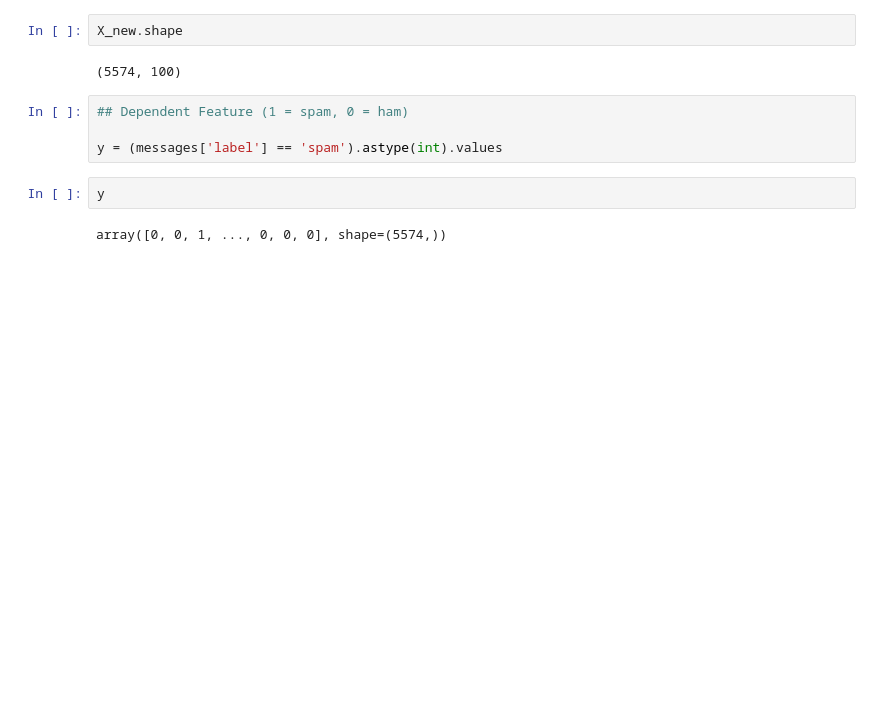
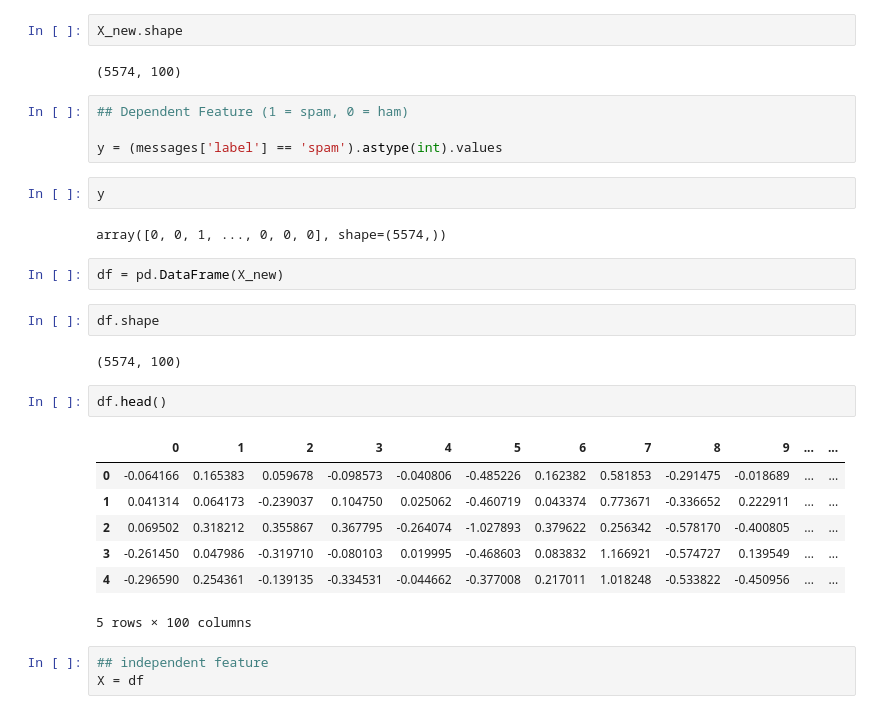
Before and after one commit to md-zaid-10/NLP, a Jupyter notebook: SpamHamWord2Vec.ipynb, the cells around one changed output. Cells and saved outputs as stored; diff of their text form; blank space fills up the shorter version.

```diff
--- a/SpamHamWord2Vec.ipynb
+++ b/SpamHamWord2Vec.ipynb
@@ -193,3 +197,22 @@ y = (messages['label'] == 'spam').astype(int).values
 y
 # %% [output]
 array([0, 0, 1, ..., 0, 0, 0], shape=(5574,))
+# %%
+df = pd.DataFrame(X_new)
+# %%
+df.shape
+# %% [output]
+(5574, 100)
+# %%
+df.head()
+# %% [output]
+|  | 0 | 1 | 2 | 3 | 4 | 5 | 6 | 7 | 8 | 9 | ... | ... |
+| 0 | -0.064166 | 0.165383 | 0.059678 | -0.098573 | -0.040806 | -0.485226 | 0.162382 | 0.581853 | -0.291475 | -0.018689 | ... | ... |
+| 1 | 0.041314 | 0.064173 | -0.239037 | 0.104750 | 0.025062 | -0.460719 | 0.043374 | 0.773671 | -0.336652 | 0.222911 | ... | ... |
+| 2 | 0.069502 | 0.318212 | 0.355867 | 0.367795 | -0.264074 | -1.027893 | 0.379622 | 0.256342 | -0.578170 | -0.400805 | ... | ... |
+| 3 | -0.261450 | 0.047986 | -0.319710 | -0.080103 | 0.019995 | -0.468603 | 0.083832 | 1.166921 | -0.574727 | 0.139549 | ... | ... |
+| 4 | -0.296590 | 0.254361 | -0.139135 | -0.334531 | -0.044662 | -0.377008 | 0.217011 | 1.018248 | -0.533822 | -0.450956 | ... | ... |
+5 rows × 100 columns
+# %%
+## independent feature
+X = df
```
Also changed, not shown: parts of 12 cells of this notebook.
